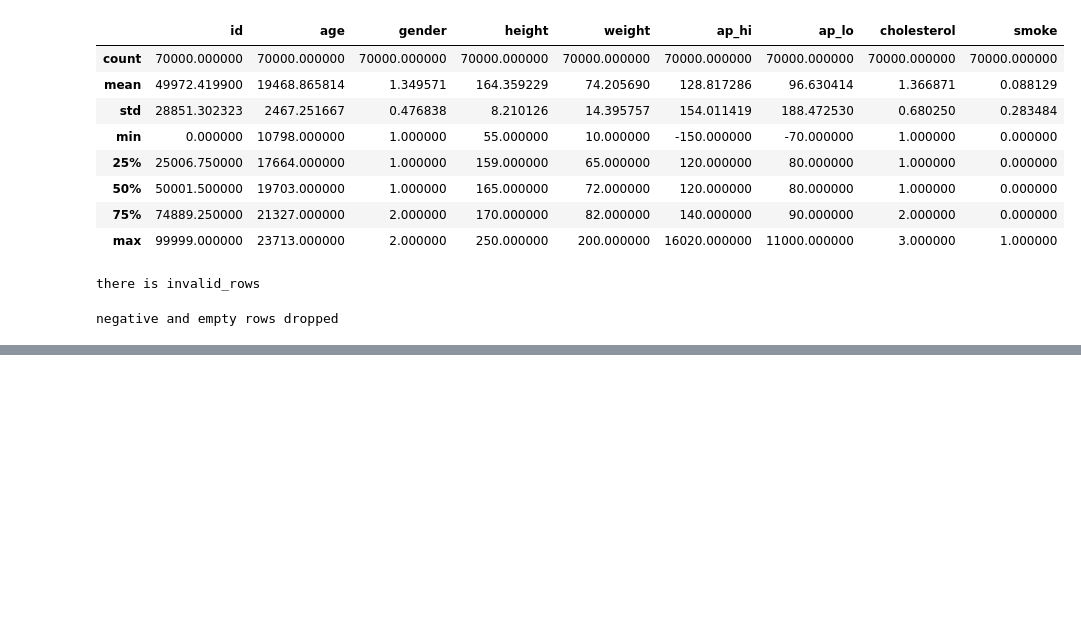
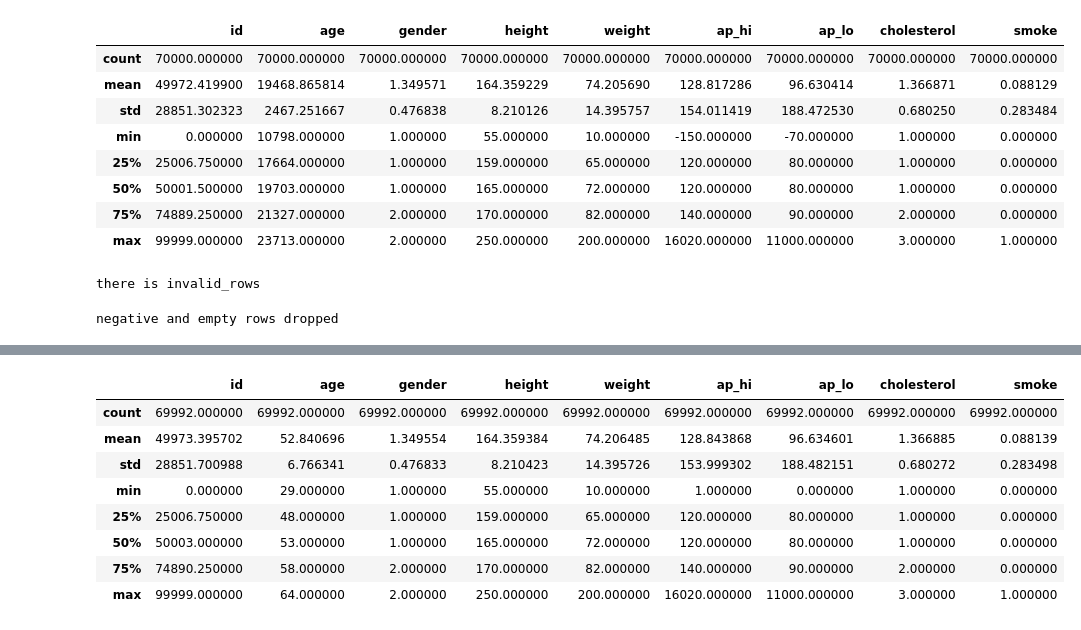
Before and after one commit to Echooed/cardio_cov, a Jupyter notebook: notebooks/cardio_cov_data_cleaning_new.ipynb, the cells around one changed output, grey strips where cells are left out. Drawn from its saved outputs; the diff is of its cells as text; code cells hidden in the pictures; blank space fills up the shorter version.

```diff
--- a/notebooks/cardio_cov_data_cleaning_new.ipynb
+++ b/notebooks/cardio_cov_data_cleaning_new.ipynb
@@ -527 +545,13 @@ cardio_base_clean['age'].sample(5)
 Name: age, dtype: int64
+# %%
+cardio_base_clean.describe()
+# %% [output]
+|  | id | age | gender | height | weight | ap_hi | ap_lo | cholesterol | smoke |
+| count | 69992.000000 | 69992.000000 | 69992.000000 | 69992.000000 | 69992.000000 | 69992.000000 | 69992.000000 | 69992.000000 | 69992.000000 |
+| mean | 49973.395702 | 52.840696 | 1.349554 | 164.359384 | 74.206485 | 128.843868 | 96.634601 | 1.366885 | 0.088139 |
+| std | 28851.700988 | 6.766341 | 0.476833 | 8.210423 | 14.395726 | 153.999302 | 188.482151 | 0.680272 | 0.283498 |
+| min | 0.000000 | 29.000000 | 1.000000 | 55.000000 | 10.000000 | 1.000000 | 0.000000 | 1.000000 | 0.000000 |
+| 25% | 25006.750000 | 48.000000 | 1.000000 | 159.000000 | 65.000000 | 120.000000 | 80.000000 | 1.000000 | 0.000000 |
+| 50% | 50003.000000 | 53.000000 | 1.000000 | 165.000000 | 72.000000 | 120.000000 | 80.000000 | 1.000000 | 0.000000 |
+| 75% | 74890.250000 | 58.000000 | 2.000000 | 170.000000 | 82.000000 | 140.000000 | 90.000000 | 2.000000 | 0.000000 |
+| max | 99999.000000 | 64.000000 | 2.000000 | 250.000000 | 200.000000 | 16020.000000 | 11000.000000 | 3.000000 | 1.000000 |
```
Also changed, not shown: parts of 9 cells of this notebook.
